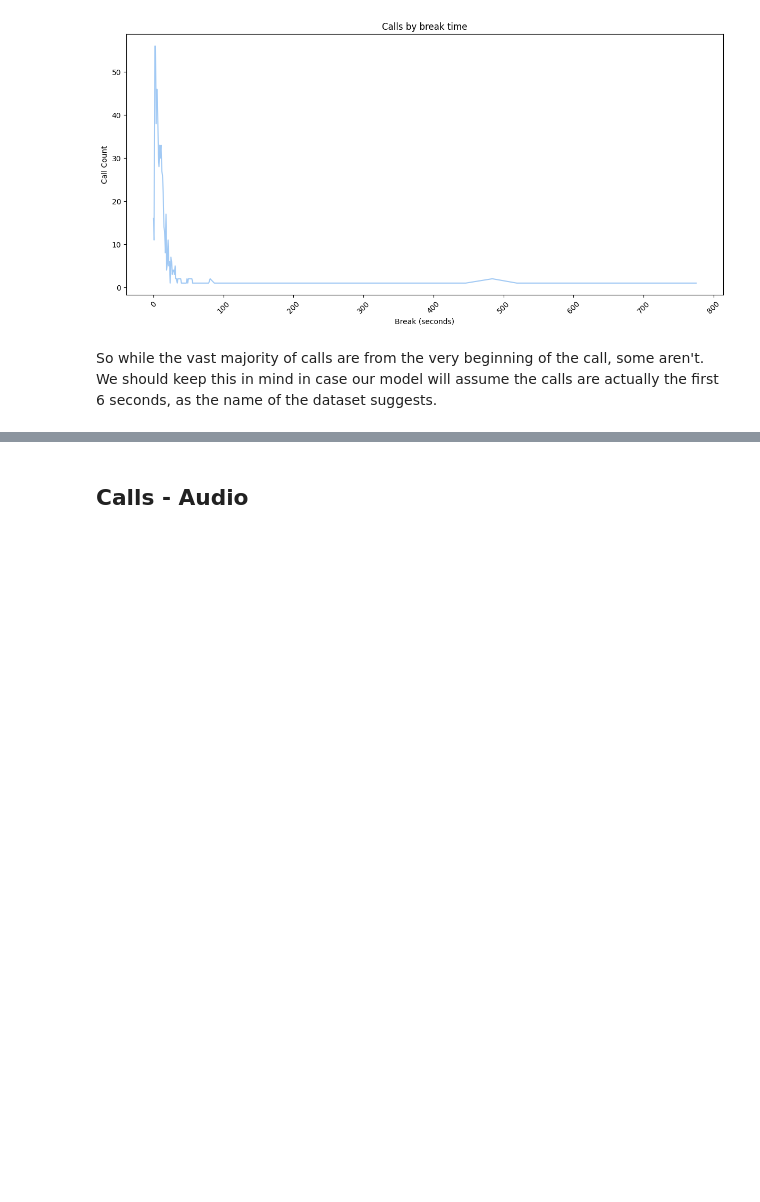
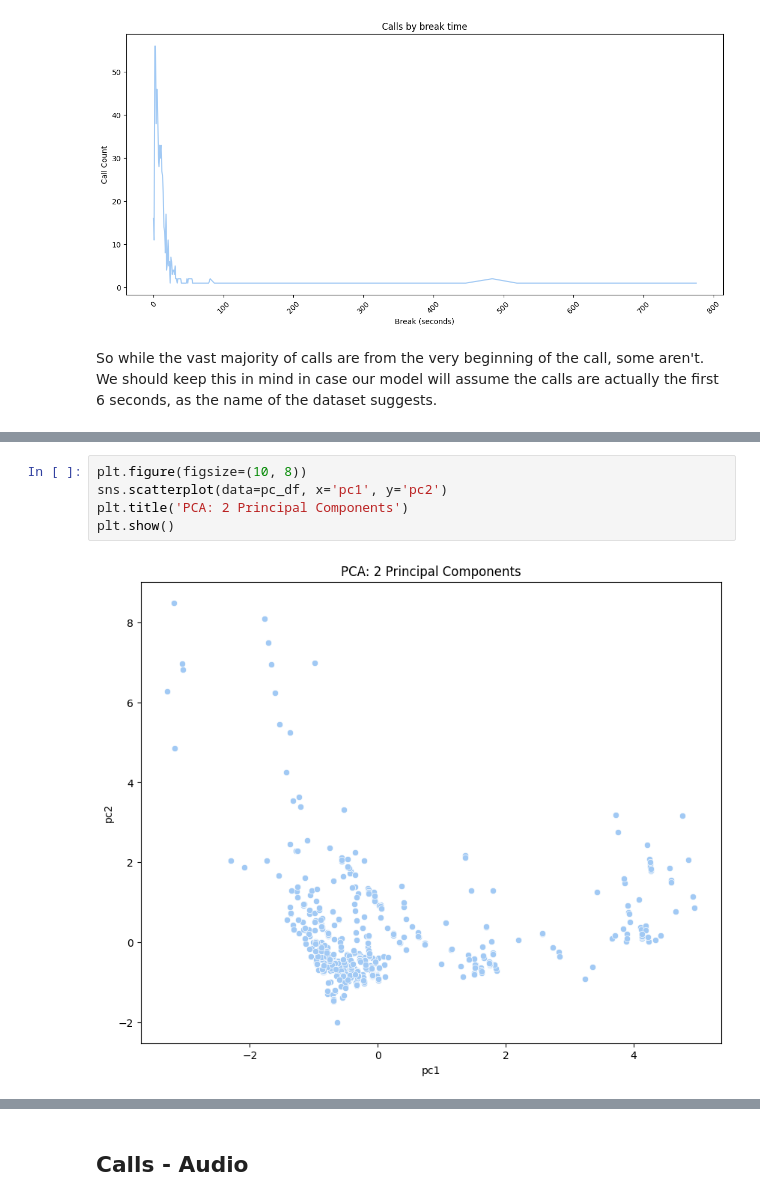
Before and after one commit to ramwtz/data-science-project, a Jupyter notebook: 911_project.ipynb, the cells around one changed output, grey strips where cells are left out. Saved outputs shown, nothing was run; the diff lists cells and outputs as text; blank space fills up the shorter version.

```diff
--- a/911_project.ipynb
+++ b/911_project.ipynb
@@ -546,0 +572,7 @@ So while the vast majority of calls are from the very beginning of the call, som
+# %%
+plt.figure(figsize=(10, 8))
+sns.scatterplot(data=pc_df, x='pc1', y='pc2')
+plt.title('PCA: 2 Principal Components')
+plt.show()
+# %% [output]
+[figure, added]
```
Also changed, not shown: parts of 31 cells of this notebook.
